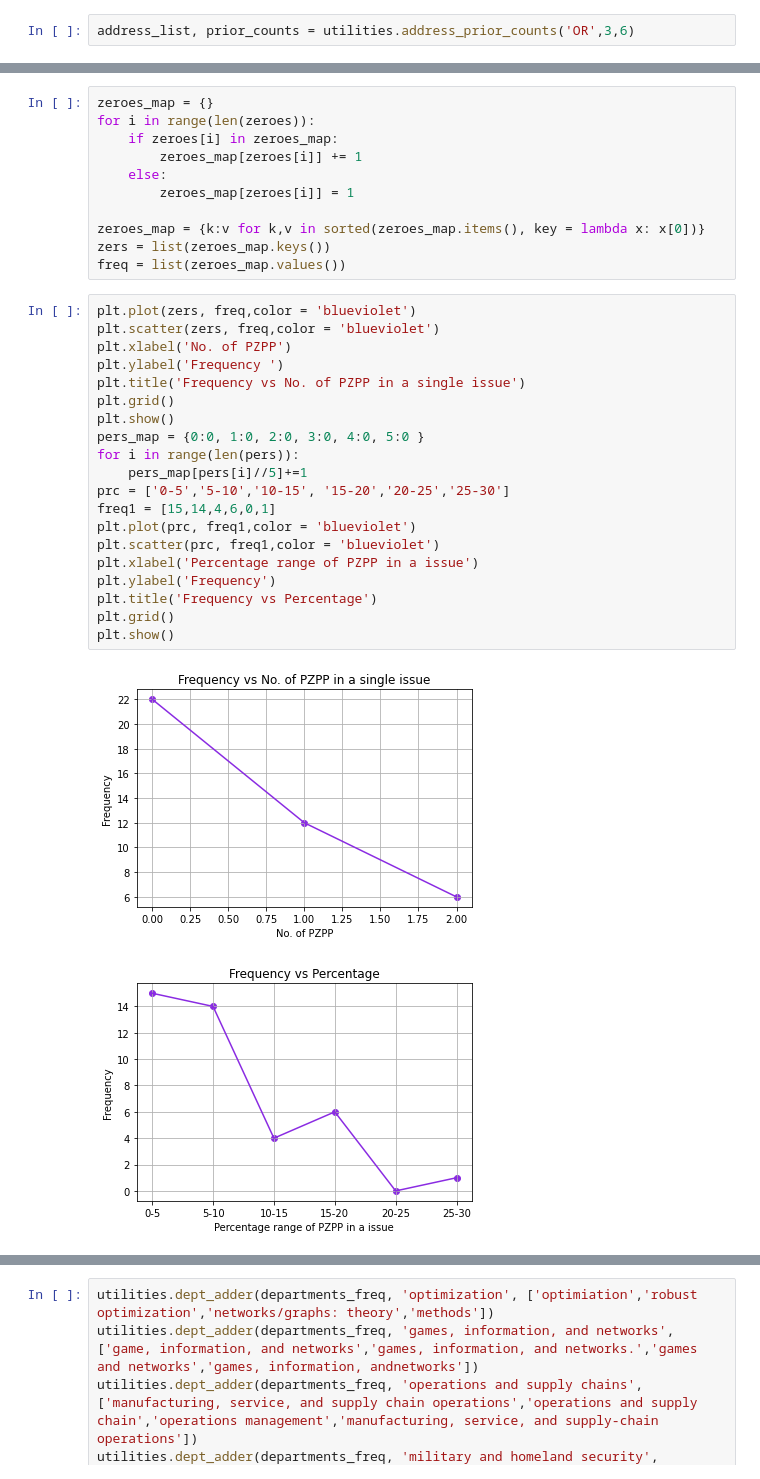
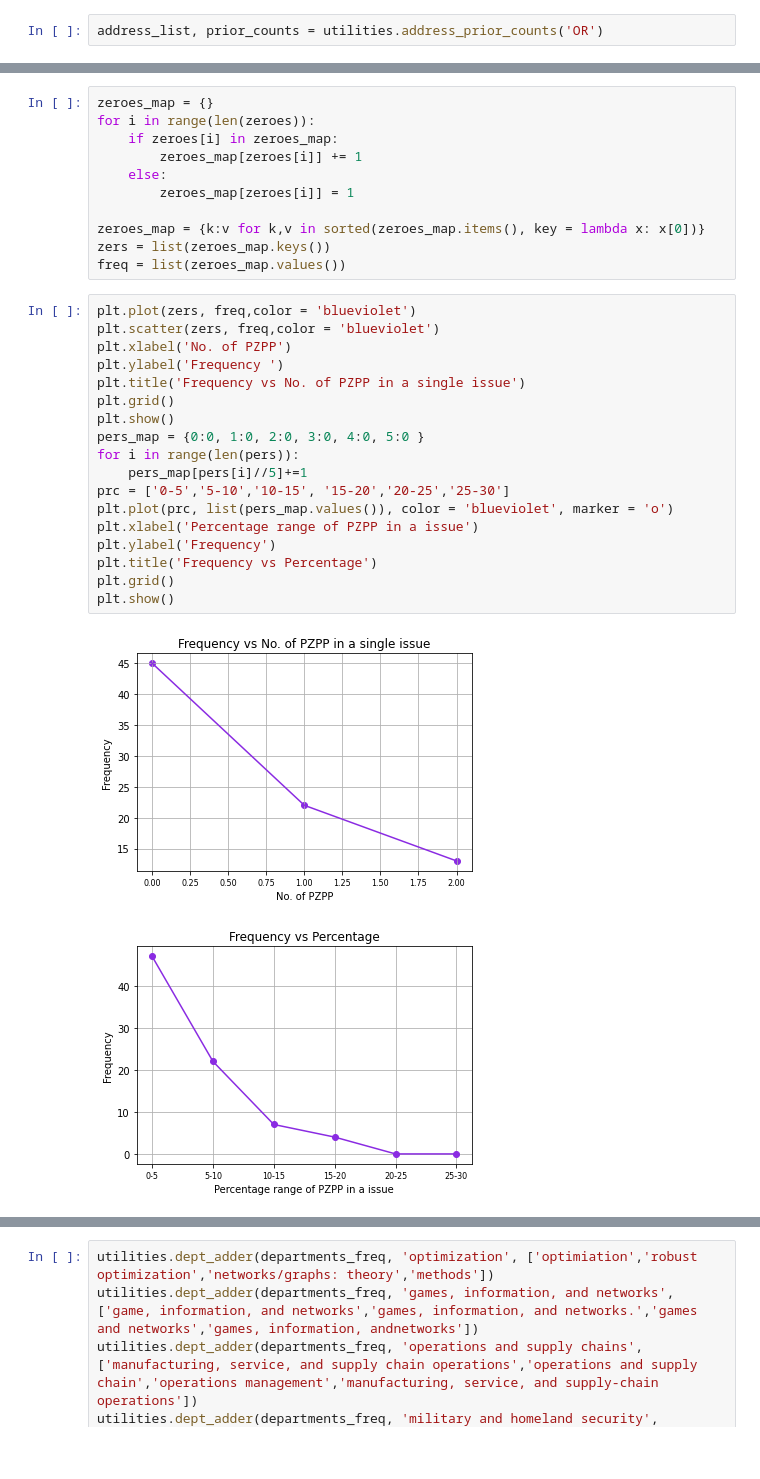
Before and after one commit to aaryaniitd/Journals_Statistical_Analysis, a Jupyter notebook: OR Analysis.ipynb, the cells around one changed output, grey strips where cells are left out. Saved outputs shown, nothing was run; the diff lists cells and outputs as text; blank space fills up the shorter version.

```diff
--- a/OR Analysis.ipynb
+++ b/OR Analysis.ipynb
@@ -10,7 +10,7 @@ import utilities
 pd.set_option('display.max_rows', 500)
 pd.set_option('display.max_columns', 500)
 # %%
-address_list, prior_counts = utilities.address_prior_counts('OR',3,6)
+address_list, prior_counts = utilities.address_prior_counts('OR')
 # %%
 zeroes, names, pers = utilities.pzpp_vs_issue(prior_counts)
 # %% [output]
@@ -37,24 +37,22 @@ freq = list(zeroes_map.values())
 # %%
 plt.plot(zers, freq,color = 'blueviolet')
 plt.scatter(zers, freq,color = 'blueviolet')
 plt.xlabel('No. of PZPP')
 plt.ylabel('Frequency ')
 plt.title('Frequency vs No. of PZPP in a single issue')
 plt.grid()
 plt.show()
 pers_map = {0:0, 1:0, 2:0, 3:0, 4:0, 5:0 }
 for i in range(len(pers)):
     pers_map[pers[i]//5]+=1
 prc = ['0-5','5-10','10-15', '15-20','20-25','25-30']
-freq1 = [15,14,4,6,0,1]
-plt.plot(prc, freq1,color = 'blueviolet')
-plt.scatter(prc, freq1,color = 'blueviolet')
+plt.plot(prc, list(pers_map.values()), color = 'blueviolet', marker = 'o')
 plt.xlabel('Percentage range of PZPP in a issue')
 plt.ylabel('Frequency')
 plt.title('Frequency vs Percentage')
 plt.grid()
 plt.show()
 # %% [output]
-[figure, old version]
+[figure, new version]
-[figure, old version]
+[figure, new version]
 # %%
```
Also changed, not shown: parts of 8 cells of this notebook.
